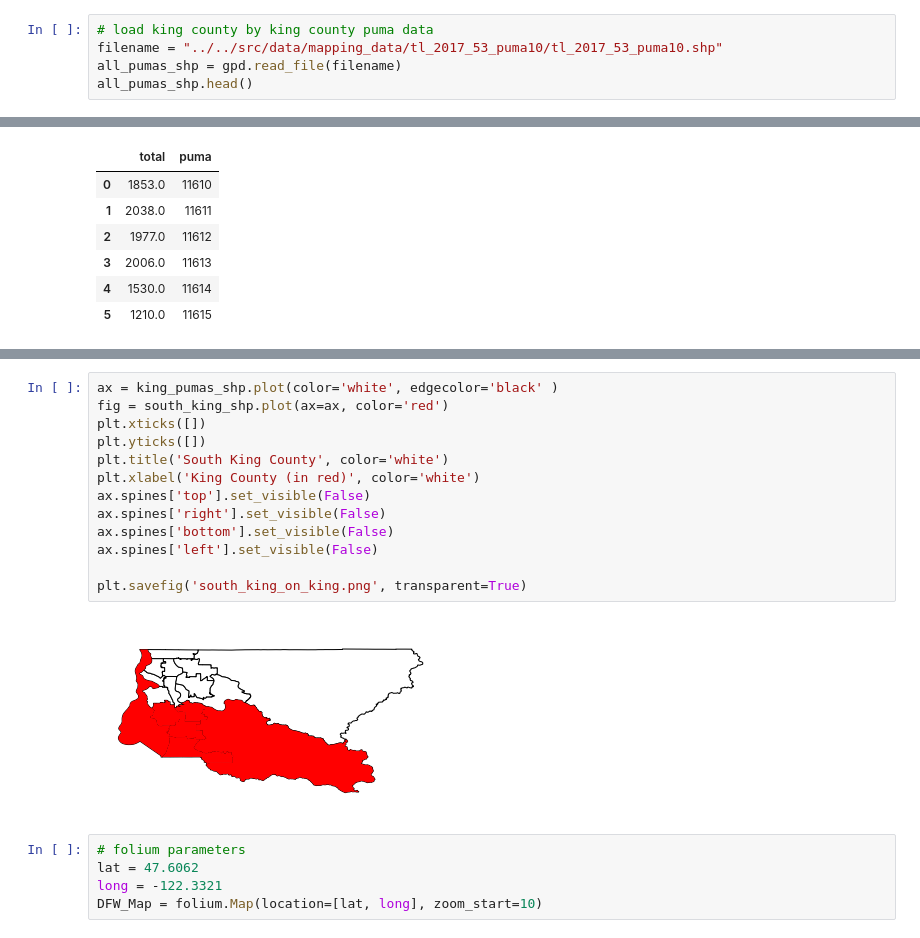
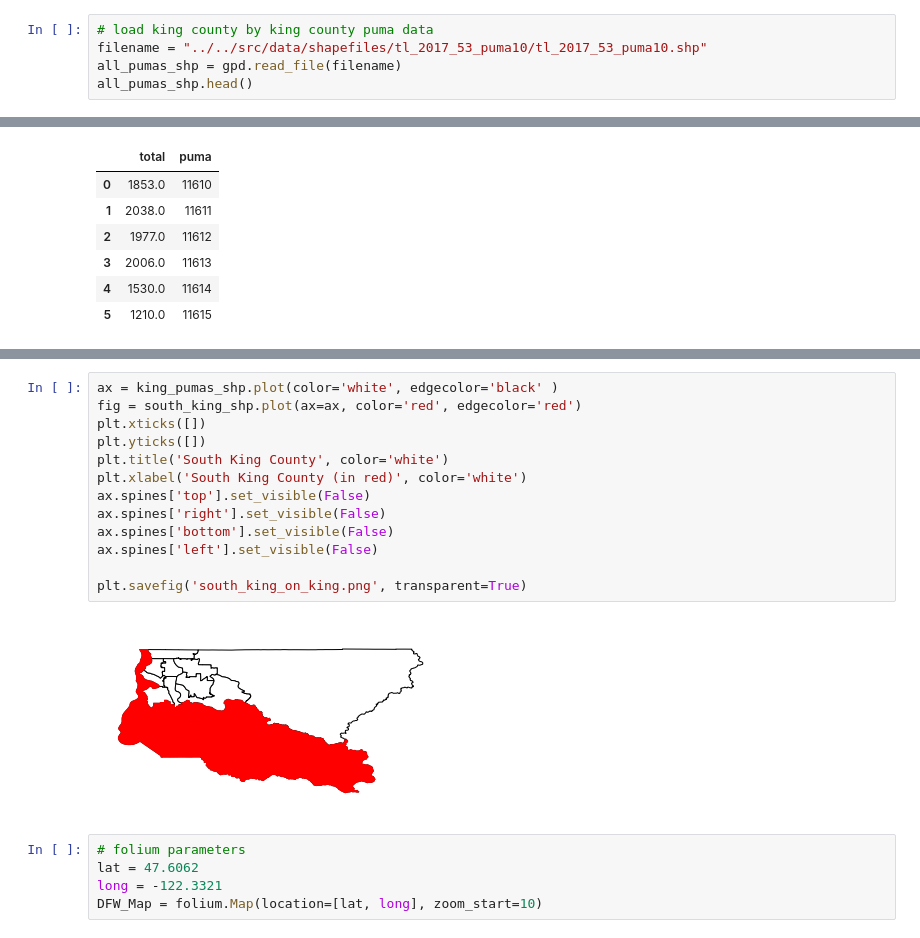
Before and after one commit to JJHick95/phase-1-project-west-ds-082420, a Jupyter notebook: notebooks/exploratory/mapping.ipynb, the cells around one changed output, grey strips where cells are left out. Saved outputs shown, nothing was run; the diff lists cells and outputs as text.

```diff
--- a/notebooks/exploratory/mapping.ipynb
+++ b/notebooks/exploratory/mapping.ipynb
@@ -90,7 +92,7 @@ pumas
 ['11610', '11613', '11614', '11615', '11611', '11612']
 # %%
 # load king county by king county puma data
-filename = "../../src/data/mapping_data/tl_2017_53_puma10/tl_2017_53_puma10.shp"
+filename = "../../src/data/shapefiles/tl_2017_53_puma10/tl_2017_53_puma10.shp"
 all_pumas_shp = gpd.read_file(filename)
 all_pumas_shp.head()
 # %% [output]
@@ -254,18 +299,18 @@ AttributeError: 'AxesSubplot' object has no attribute 'data'
 # %%
 ax = king_pumas_shp.plot(color='white', edgecolor='black' )
-fig = south_king_shp.plot(ax=ax, color='red')
+fig = south_king_shp.plot(ax=ax, color='red', edgecolor='red')
 plt.xticks([])
 plt.yticks([])
 plt.title('South King County', color='white')
-plt.xlabel('King County (in red)', color='white')
+plt.xlabel('South King County (in red)', color='white')
 ax.spines['top'].set_visible(False)
 ax.spines['right'].set_visible(False)
 ax.spines['bottom'].set_visible(False)
 ax.spines['left'].set_visible(False)
 
 plt.savefig('south_king_on_king.png', transparent=True)
 # %% [output]
-[figure, old version]
+[figure, new version]
 # %%
 # folium parameters
 lat = 47.6062
```
Also changed, not shown: parts of 7 cells of this notebook.
